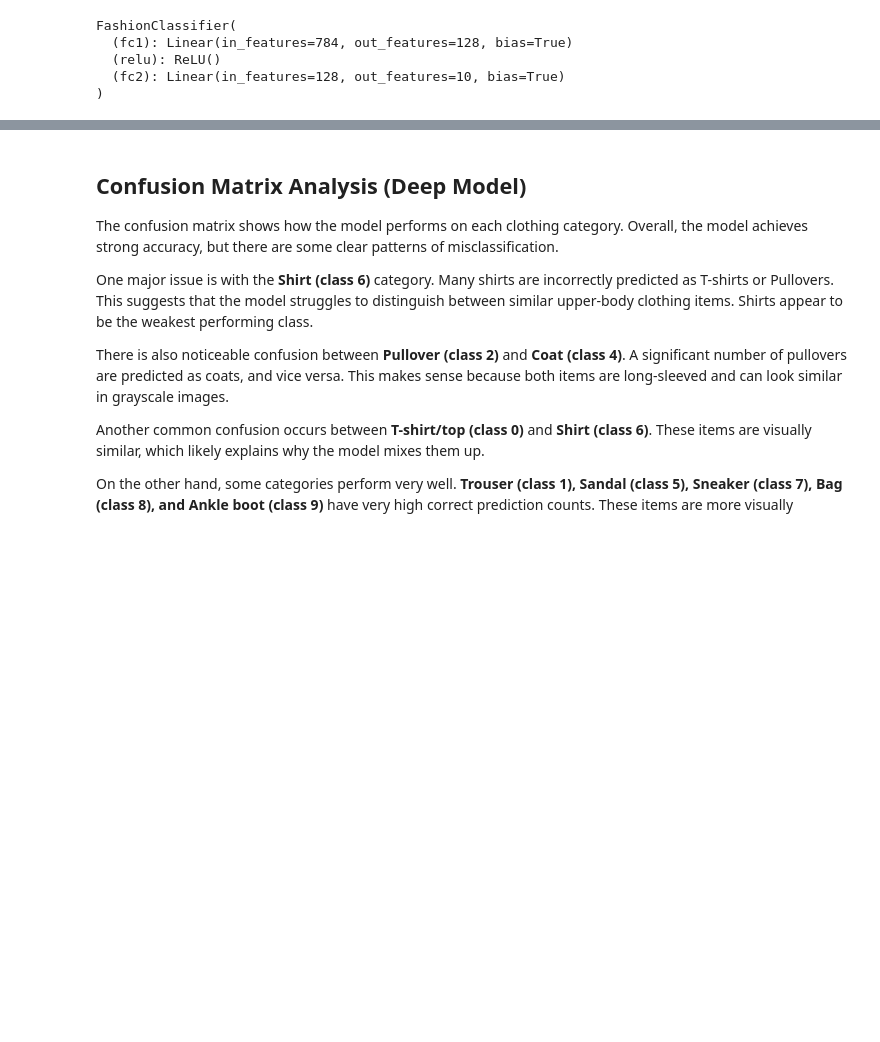
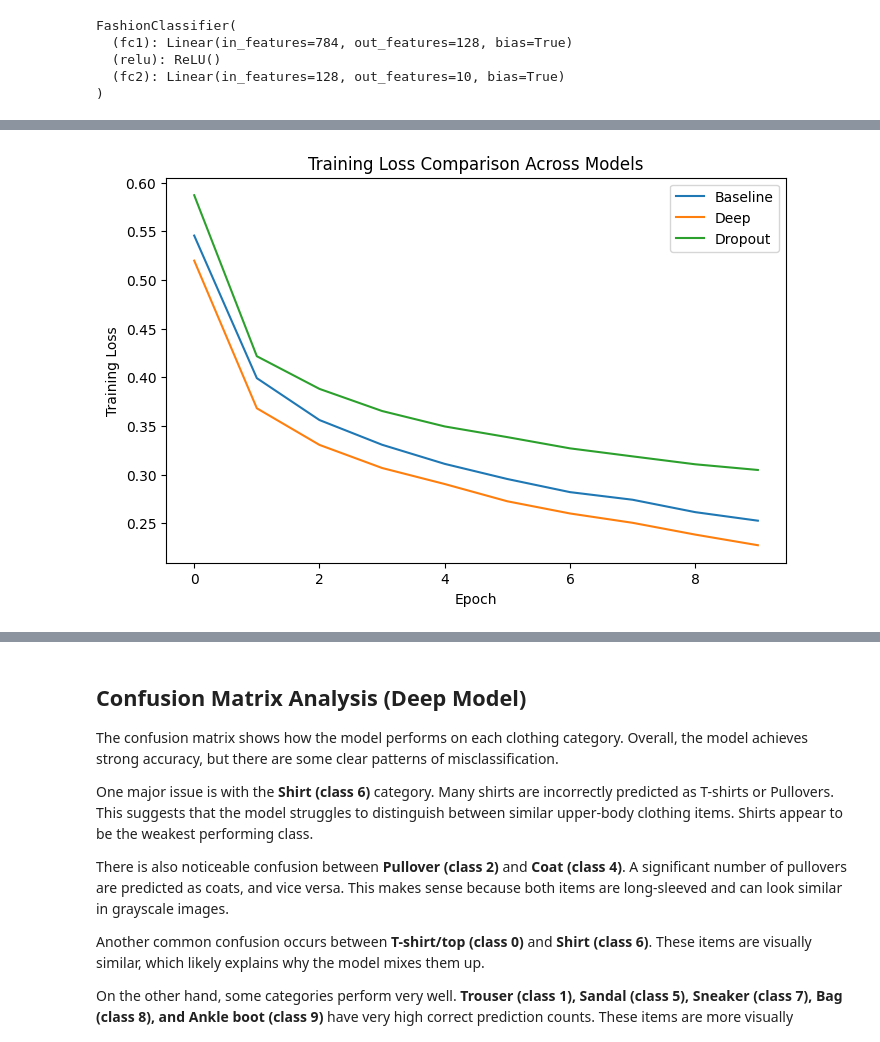
Before and after one commit to Timitan/COMP9130_MP, a Jupyter notebook: mini-project-4/notebooks/fashion_classifier.ipynb, the cells around one changed output, grey strips where cells are left out. Saved outputs shown, nothing was run; the diff lists cells and outputs as text; code cells hidden in the pictures; blank space fills up the shorter version.

```diff
--- a/mini-project-4/notebooks/fashion_classifier.ipynb
+++ b/mini-project-4/notebooks/fashion_classifier.ipynb
@@ -295,6 +295,23 @@ plt.legend()
 
 plt.savefig("../results/model_comparison.png")
 plt.close()
+# %%
+# Compare all of the models for loss
+plt.figure(figsize=(8,5))
+
+plt.plot(train_losses, label="Baseline")
+plt.plot(deep_losses, label="Deep")
+plt.plot(dropout_losses, label="Dropout")
+
+plt.xlabel("Epoch")
+plt.ylabel("Training Loss")
+plt.title("Training Loss Comparison Across Models")
+plt.legend()
+
+plt.savefig("../results/loss_comparison.png")
+plt.show()
+# %% [output]
+[figure, added]
 # %%
 print("Baseline Final Accuracy:", baseline_results["accuracy"][-1])
 print("Deep Final Accuracy:", deep_results["accuracy"][-1])
```
Also changed, not shown: parts of 13 cells of this notebook, 12 other files.
